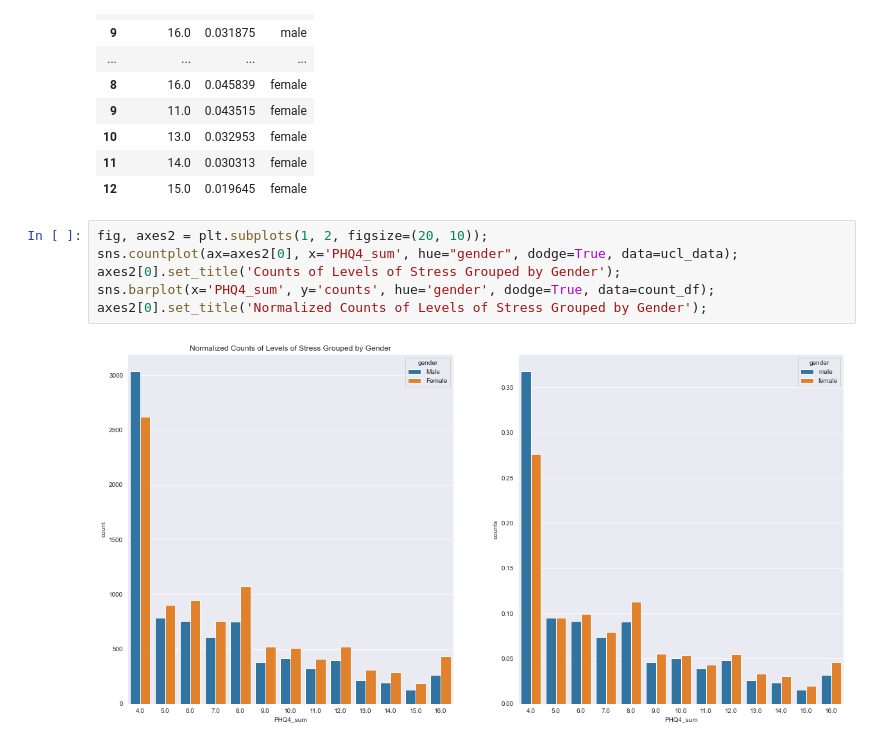
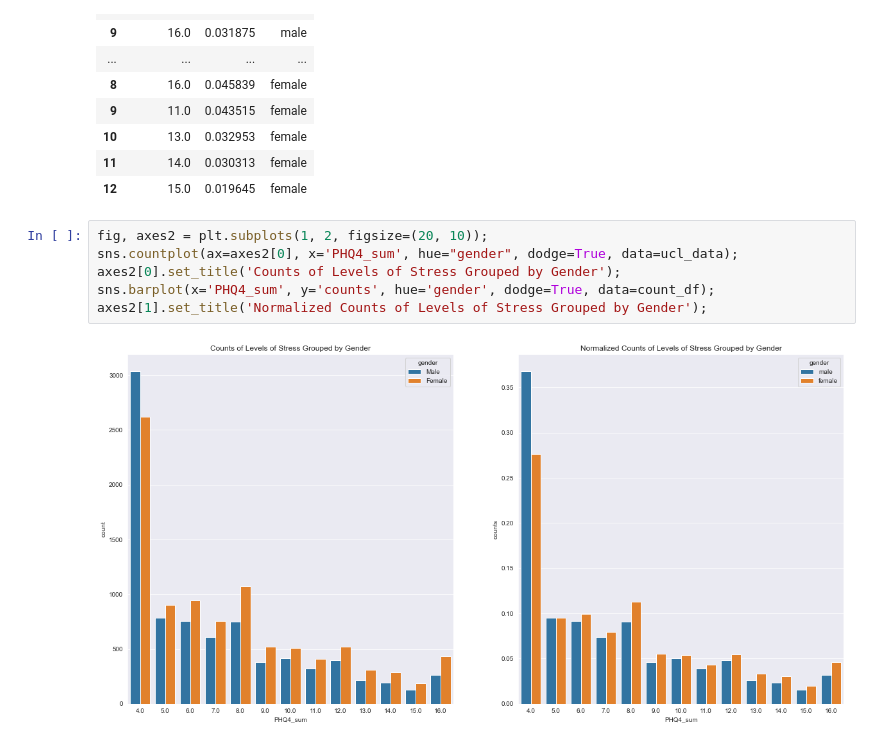
Before and after one commit to Fumikac/DSproject-covid-stress-impact, a Jupyter notebook: EDA.ipynb, the cells around one changed output. Saved outputs shown, nothing was run; the diff lists cells and outputs as text.

Commit message:
add more plots

```diff
--- a/EDA.ipynb
+++ b/EDA.ipynb
@@ -213,11 +222,11 @@ count_df
 # %%
 fig, axes2 = plt.subplots(1, 2, figsize=(20, 10));
 sns.countplot(ax=axes2[0], x='PHQ4_sum', hue="gender", dodge=True, data=ucl_data);
 axes2[0].set_title('Counts of Levels of Stress Grouped by Gender');
 sns.barplot(x='PHQ4_sum', y='counts', hue='gender', dodge=True, data=count_df);
-axes2[0].set_title('Normalized Counts of Levels of Stress Grouped by Gender');
+axes2[1].set_title('Normalized Counts of Levels of Stress Grouped by Gender');
 # %% [output]
-[figure, old version]
+[figure, new version]
 # %%
 fig, axes3 = plt.subplots(1, 2, figsize=(20, 10), sharey=True);
 sns.boxplot(ax=axes3[0], x= "household_children", y="PHQ4_sum", data=female_df);
```
Also changed, not shown: parts of 4 cells of this notebook.
